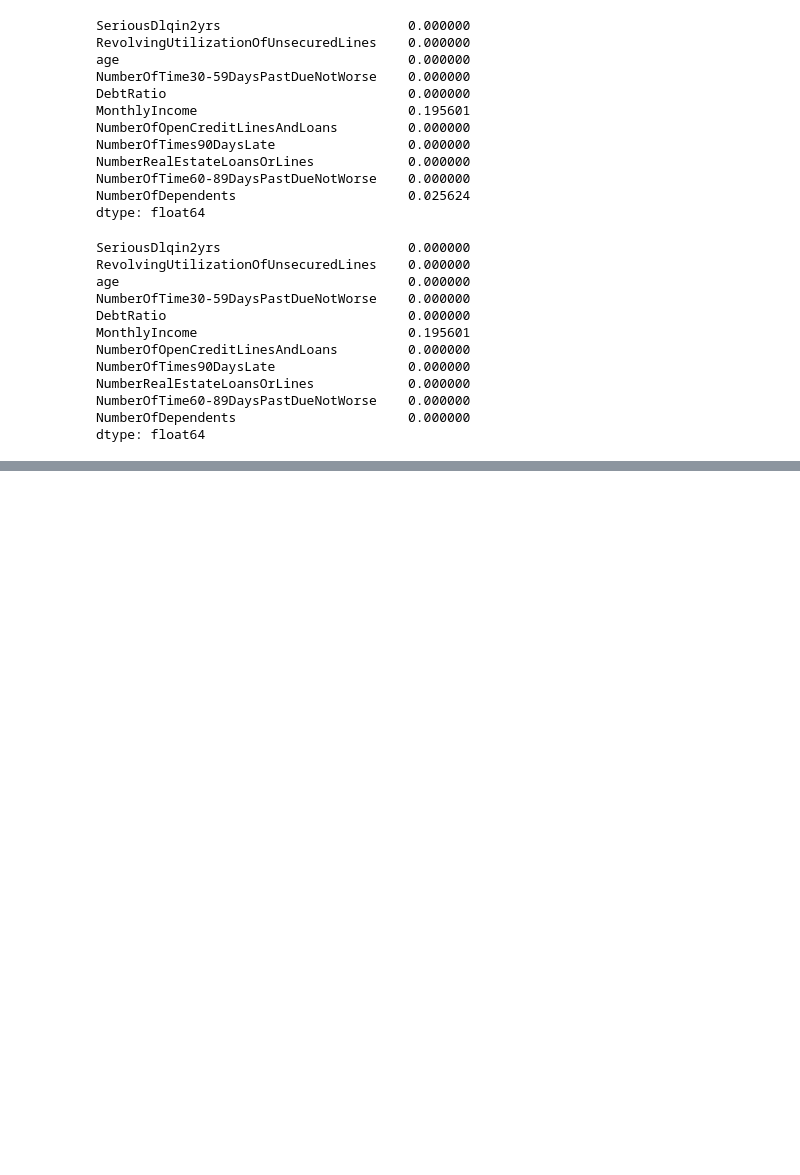
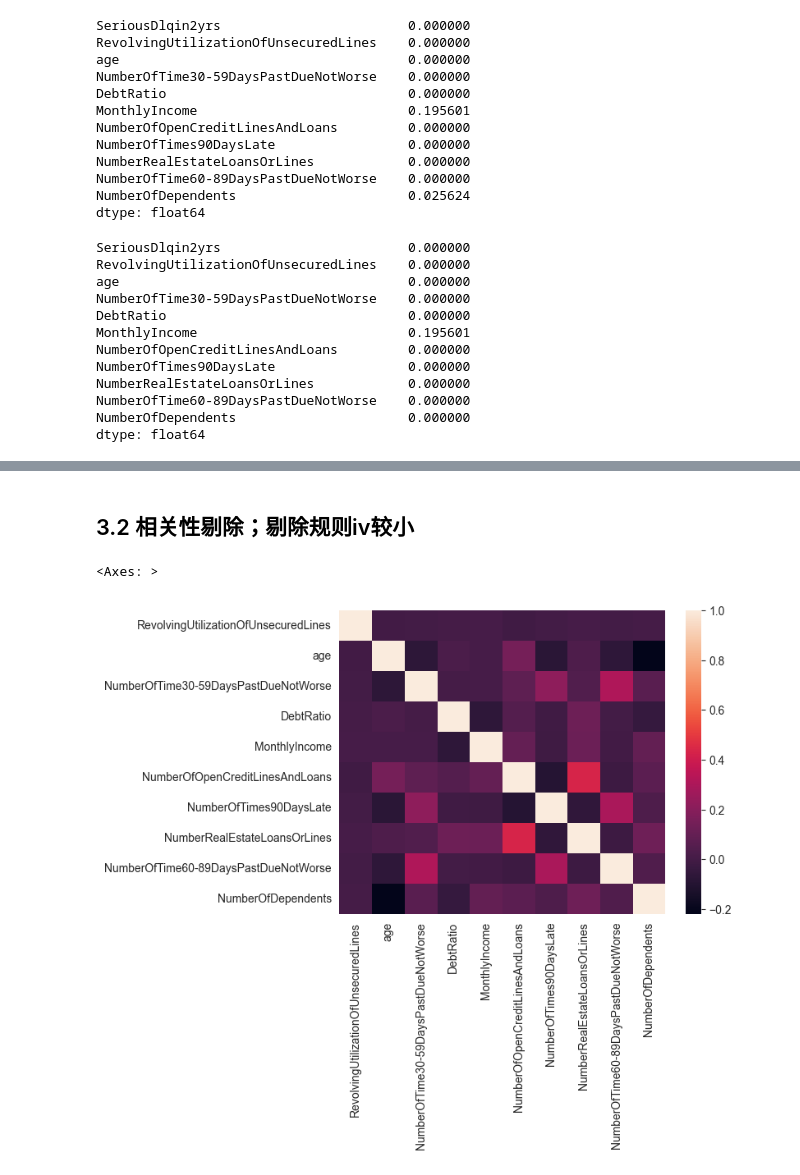
Before and after one commit to hezhen98/logistic, a Jupyter notebook: scorecard_logistic.ipynb, the cells around one changed output, grey strips where cells are left out. Cells and saved outputs as stored; diff of their text form; code cells hidden in the pictures; blank space fills up the shorter version.

```diff
--- a/scorecard_logistic.ipynb
+++ b/scorecard_logistic.ipynb
@@ -199,0 +203,10 @@ Name: MonthlyIncome, Length: 149391, dtype: float64
+# %%
+#标签分布
+x = data.iloc[:,1:]
+y = data.iloc[:,0]
+y.value_counts()
+n_sample = x.shape[0]
+n1_sample = y.value_counts()[1]
+n0_sample = y.value_counts()[0]
+print(f'样本个数:%d;\n1占%.2f%%;\n0占%.2f%%'%(n_sample,n1_sample*100/n_sample,n0_sample*100/n_sample))
+#print('样本个数:{:d};\n1占{:.2%};\n0占{:.2%}'.format(n_sample,n1_sample/n_sample,n0_sample/n_sample))
@@ -199,0 +217,13 @@ Name: MonthlyIncome, Length: 149391, dtype: float64
+# %%
+#上采样 方法平衡样本【不断向上采样平衡样本】
+#重复采样样本量少的部分，以数据量多的一方的样本数量为标准，把样本数量较少的类的样本数量生成和样本数量多的一方相同
+
+from imblearn.over_sampling import SMOTE
+
+sm = SMOTE(random_state=42)#实例化
+x,y = sm.fit_resample(x,y) #返回已经上采样完毕后的特征矩阵和标签
+n_sample = x.shape[0]
+pd.Series(y).value_counts()
+n1_sample = pd.Series(y).value_counts()[1]
+n0_sample = pd.Series(y).value_counts()[0]
+print('样本总数为{:d};\n1占{:.2%};\n2占{:.2%}\n'.format(n_sample,n1_sample/n_sample,n0_sample/n_sample))
@@ -199,0 +253,2 @@ Name: MonthlyIncome, Length: 149391, dtype: float64
+# %%
+varnum = [x for x in df_describe[df_describe["std"] !=0].index]
@@ -199,0 +266,11 @@ Name: MonthlyIncome, Length: 149391, dtype: float64
+# %%
+data = data[varnum[1:]]
+# %% [markdown]
+## 3.2 相关性剔除；剔除规则iv较小
+# %%
+import seaborn as sns
+import scorecardpy as sc
+sns.heatmap(data.corr())
+# %% [output]
+<Axes: >
+[figure, added]
```
Also changed, not shown: parts of 33 cells of this notebook.
